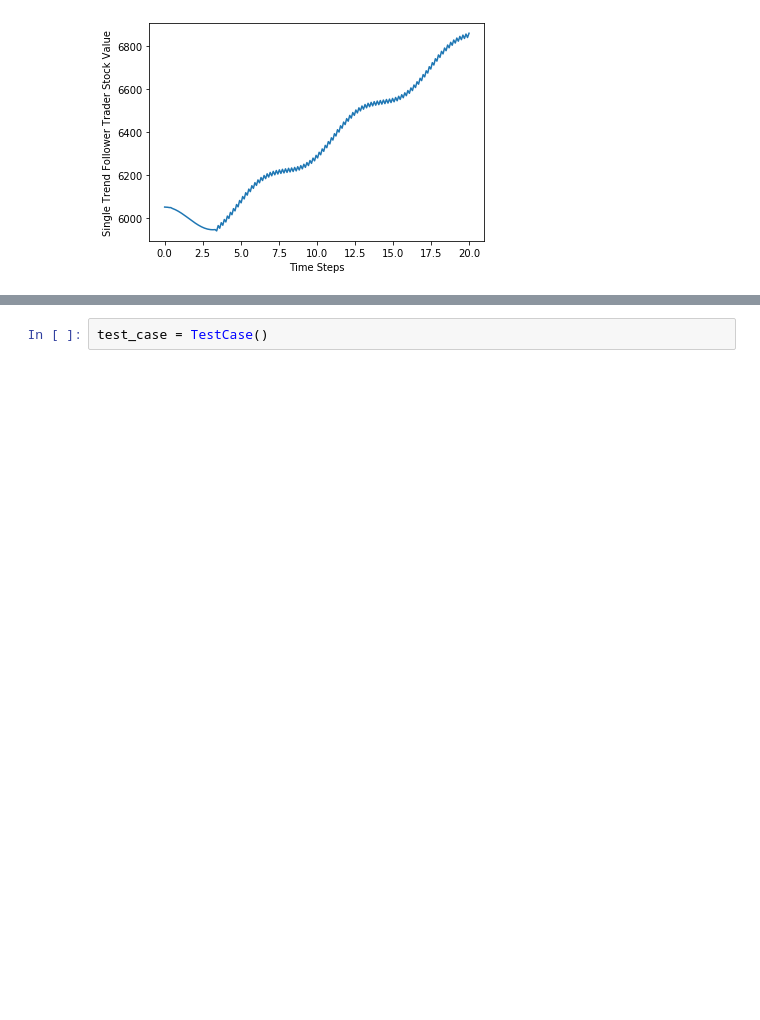
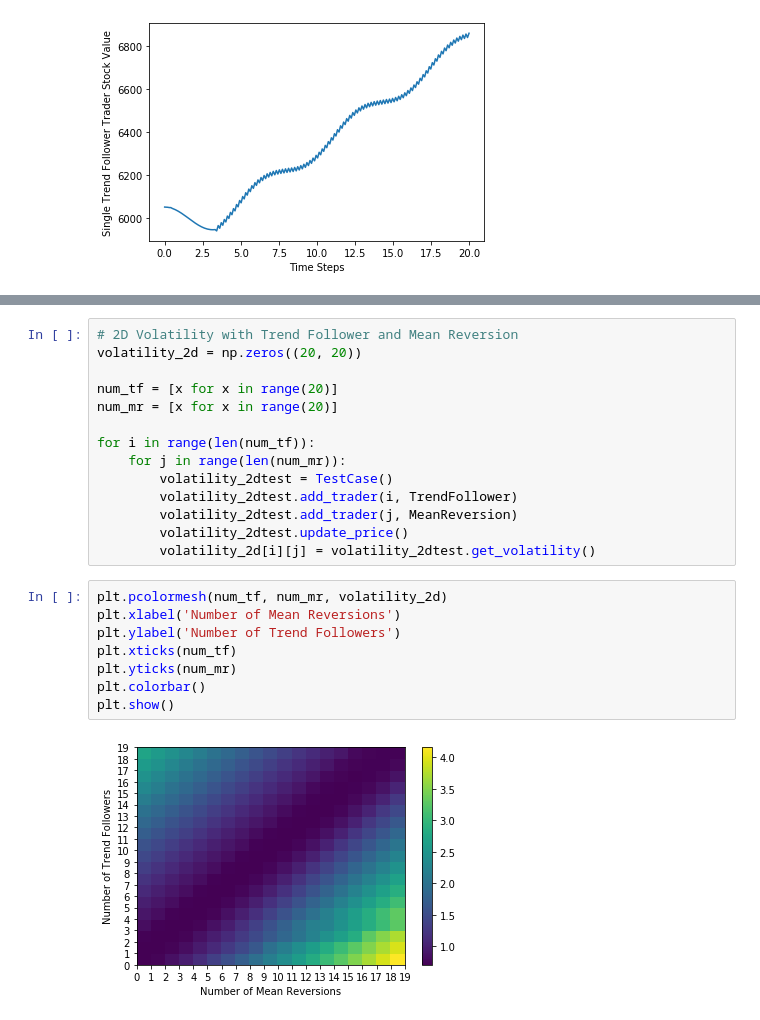
Before and after one commit to khanhnguyen15/Market-Simulation, a Jupyter notebook: Market-Simulation.ipynb, the cells around one changed output, grey strips where cells are left out. Drawn from its saved outputs; the diff is of its cells as text; blank space fills up the shorter version.

```diff
--- a/Market-Simulation.ipynb
+++ b/Market-Simulation.ipynb
@@ -260,2 +268,24 @@ plt.show()
-# %%
-test_case = TestCase()
+# %%
+# 2D Volatility with Trend Follower and Mean Reversion
+volatility_2d = np.zeros((20, 20))
+
+num_tf = [x for x in range(20)]
+num_mr = [x for x in range(20)]
+
+for i in range(len(num_tf)):
+    for j in range(len(num_mr)):
+        volatility_2dtest = TestCase()
+        volatility_2dtest.add_trader(i, TrendFollower)
+        volatility_2dtest.add_trader(j, MeanReversion)
+        volatility_2dtest.update_price()
+        volatility_2d[i][j] = volatility_2dtest.get_volatility()
+# %%
+plt.pcolormesh(num_tf, num_mr, volatility_2d)
+plt.xlabel('Number of Mean Reversions')
+plt.ylabel('Number of Trend Followers')
+plt.xticks(num_tf)
+plt.yticks(num_mr)
+plt.colorbar()
+plt.show()
+# %% [output]
+[figure, added]
```
Also changed, not shown: parts of 7 cells of this notebook.
